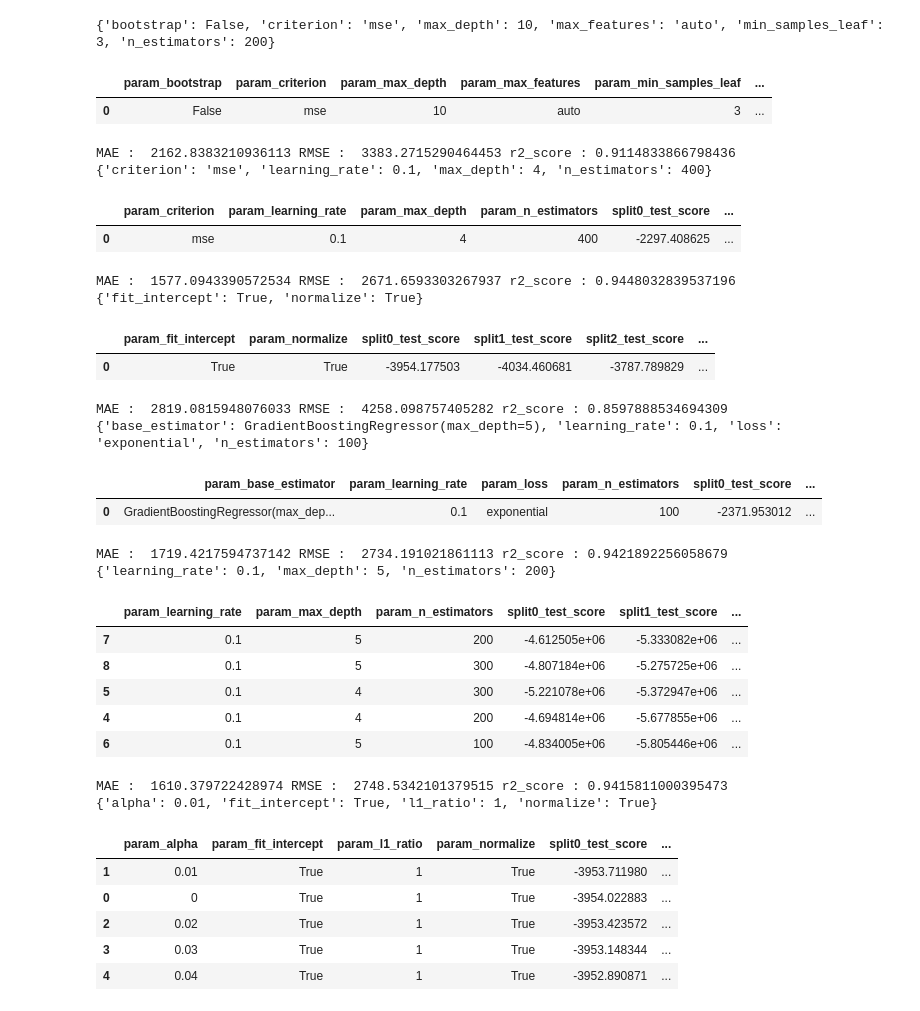
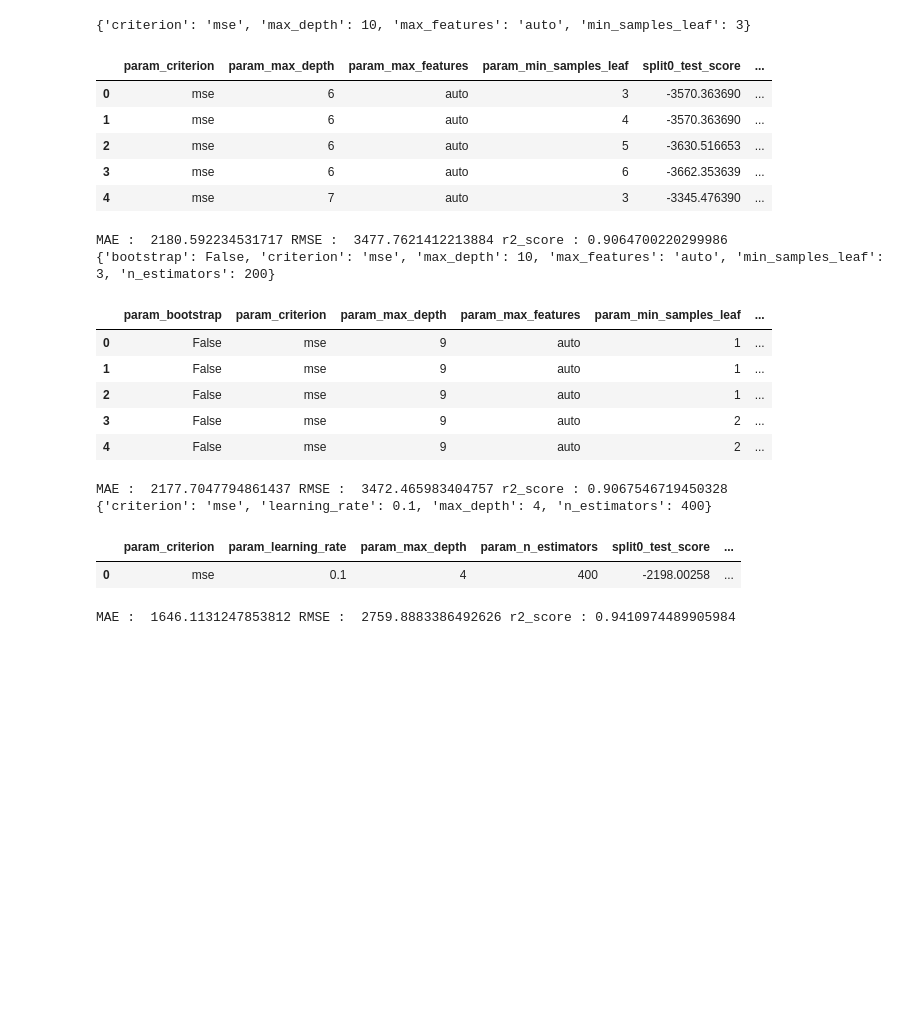
Before and after one commit to SKawsar/bmw_used_car, a Jupyter notebook: modeling.ipynb, the cells around one changed output. Cells and saved outputs as stored; diff of their text form; code cells hidden in the pictures; blank space fills up the shorter version.

```diff
--- a/modeling.ipynb
+++ b/modeling.ipynb
@@ -38,8 +35,6 @@ import statsmodels.api as sm
 # %%
-# df = pd.read_csv("bmw_used_cars.csv")
-df = pd.read_csv("bmw.csv")
-df = pd.get_dummies(df)
-# df = df.drop('year', axis=1)
+df = pd.read_csv("bmw_used_cars.csv")
+df = df.drop('year', axis=1)
 display(df.head())
 display(df.info())
 display(df.describe())
@@ -108,15 +103,14 @@ def cv_result(model):
 
     # list of columns to drop
     drop_cols = ['mean_fit_time', 'std_fit_time', 'mean_score_time',
-                 'std_score_time', 'params']
+                 'std_score_time', 'params', 'rank_test_score']
 
     cross_val_result = cross_val_result.drop(drop_cols, axis=1)
-    cross_val_result = cross_val_result.sort_values(by='rank_test_score')
 
     # return a dataframe
     return cross_val_result
 # %%
-# df = variance_threshold_selector(df, 0.01)
+df = variance_threshold_selector(df, 0.01)
 
-# display(df.head())
-# display(df.info())
+display(df.head())
+display(df.info())
@@ -197,8 +182,0 @@ model_RF = random_forest_regressor(X_train, y_train,
-# %%
-model_GB = gradient_boosting_regressor(X_train, y_train,
-                                       ['mse'],
-                                       np.arange(4,5,1).tolist(),
-                                       np.arange(400,401,100).tolist(),
-                                       [0.1],
-                                       'neg_root_mean_squared_error',
-                                       5)
@@ -242,42 +196,27 @@ def model_output(X_test, y_test, model):
 
     return cv, y_pred, MAE, RMSE, r2
 # %%
-# cv_DT, y_pred_DT, MAE_DT, RMSE_DT, r2_DT = model_output(X_test, y_test, model_DT)
+cv_DT, y_pred_DT, MAE_DT, RMSE_DT, r2_DT = model_output(X_test, y_test, model_DT)
 cv_RF, y_pred_RF, MAE_RF, RMSE_RF, r2_RF = model_output(X_test, y_test, model_RF)
 cv_GB, y_pred_GB, MAE_GB, RMSE_GB, r2_GB = model_output(X_test, y_test, model_GB)
-cv_LR, y_pred_LR, MAE_LR, RMSE_LR, r2_LR = model_output(X_test, y_test, model_LR)
-cv_AB, y_pred_AB, MAE_AB, RMSE_AB, r2_AB = model_output(X_test, y_test, model_AB)
-cv_XGB, y_pred_XGB, MAE_XGB, RMSE_XGB, r2_XGB = model_output(X_test, y_test, model_XGB)
-cv_EN, y_pred_EN, MAE_EN, RMSE_EN, r2_EN = model_output(X_test, y_test, model_EN)
 # %% [output]
-{'bootstrap': False, 'criterion': 'mse', 'max_depth': 10, 'max_features': 'auto', 'min_samples_leaf': 3, 'n_estimators': 200}
+{'criterion': 'mse', 'max_depth': 10, 'max_features': 'auto', 'min_samples_leaf': 3}
-|  | param_bootstrap | param_criterion | param_max_depth | param_max_features | param_min_samples_leaf | ... |
-| 0 | False | mse | 10 | auto | 3 | ... |
+|  | param_criterion | param_max_depth | param_max_features | param_min_samples_leaf | split0_test_score | ... |
+| 0 | mse | 6 | auto | 3 | -3570.363690 | ... |
+| 1 | mse | 6 | auto | 4 | -3570.363690 | ... |
+| 2 | mse | 6 | auto | 5 | -3630.516653 | ... |
+| 3 | mse | 6 | auto | 6 | -3662.353639 | ... |
+| 4 | mse | 7 | auto | 3 | -3345.476390 | ... |
-MAE :  2162.8383210936113 RMSE :  3383.2715290464453 r2_score : 0.9114833866798436
-{'criterion': 'mse', 'learning_rate': 0.1, 'max_depth': 4, 'n_estimators': 400}
+MAE :  2180.592234531717 RMSE :  3477.7621412213884 r2_score : 0.9064700220299986
+{'bootstrap': False, 'criterion': 'mse', 'max_depth': 10, 'max_features': 'auto', 'min_samples_leaf': 3, 'n_estimators': 200}
-|  | param_criterion | param_learning_rate | param_max_depth | param_n_estimators | split0_test_score | ... |
-| 0 | mse | 0.1 | 4 | 400 | -2297.408625 | ... |
+|  | param_bootstrap | param_criterion | param_max_depth | param_max_features | param_min_samples_leaf | ... |
+| 0 | False | mse | 9 | auto | 1 | ... |
+| 1 | False | mse | 9 | auto | 1 | ... |
+| 2 | False | mse | 9 | auto | 1 | ... |
+| 3 | False | mse | 9 | auto | 2 | ... |
+| 4 | False | mse | 9 | auto | 2 | ... |
-MAE :  1577.0943390572534 RMSE :  2671.6593303267937 r2_score : 0.9448032839537196
-{'fit_intercept': True, 'normalize': True}
+MAE :  2177.7047794861437 RMSE :  3472.465983404757 r2_score : 0.9067546719450328
+{'criterion': 'mse', 'learning_rate': 0.1, 'max_depth': 4, 'n_estimators': 400}
-|  | param_fit_intercept | param_normalize | split0_test_score | split1_test_score | split2_test_score | ... |
-| 0 | True | True | -3954.177503 | -4034.460681 | -3787.789829 | ... |
+|  | param_criterion | param_learning_rate | param_max_depth | param_n_estimators | split0_test_score | ... |
+| 0 | mse | 0.1 | 4 | 400 | -2198.00258 | ... |
-MAE :  2819.0815948076033 RMSE :  4258.098757405282 r2_score : 0.8597888534694309
-{'base_estimator': GradientBoostingRegressor(max_depth=5), 'learning_rate': 0.1, 'loss': 'exponential', 'n_estimators': 100}
+MAE :  1646.1131247853812 RMSE :  2759.8883386492626 r2_score : 0.9410974489905984
-|  | param_base_estimator | param_learning_rate | param_loss | param_n_estimators | split0_test_score | ... |
-| 0 | GradientBoostingRegressor(max_dep... | 0.1 | exponential | 100 | -2371.953012 | ... |
-MAE :  1719.4217594737142 RMSE :  2734.191021861113 r2_score : 0.9421892256058679
-{'learning_rate': 0.1, 'max_depth': 5, 'n_estimators': 200}
-|  | param_learning_rate | param_max_depth | param_n_estimators | split0_test_score | split1_test_score | ... |
-| 7 | 0.1 | 5 | 200 | -4.612505e+06 | -5.333082e+06 | ... |
-| 8 | 0.1 | 5 | 300 | -4.807184e+06 | -5.275725e+06 | ... |
-| 5 | 0.1 | 4 | 300 | -5.221078e+06 | -5.372947e+06 | ... |
-| 4 | 0.1 | 4 | 200 | -4.694814e+06 | -5.677855e+06 | ... |
-| 6 | 0.1 | 5 | 100 | -4.834005e+06 | -5.805446e+06 | ... |
-MAE :  1610.379722428974 RMSE :  2748.5342101379515 r2_score : 0.9415811000395473
-{'alpha': 0.01, 'fit_intercept': True, 'l1_ratio': 1, 'normalize': True}
-|  | param_alpha | param_fit_intercept | param_l1_ratio | param_normalize | split0_test_score | ... |
-| 1 | 0.01 | True | 1 | True | -3953.711980 | ... |
-| 0 | 0 | True | 1 | True | -3954.022883 | ... |
-| 2 | 0.02 | True | 1 | True | -3953.423572 | ... |
-| 3 | 0.03 | True | 1 | True | -3953.148344 | ... |
-| 4 | 0.04 | True | 1 | True | -3952.890871 | ... |
```
Also changed, not shown: parts of 20 cells of this notebook, 2 other files.
